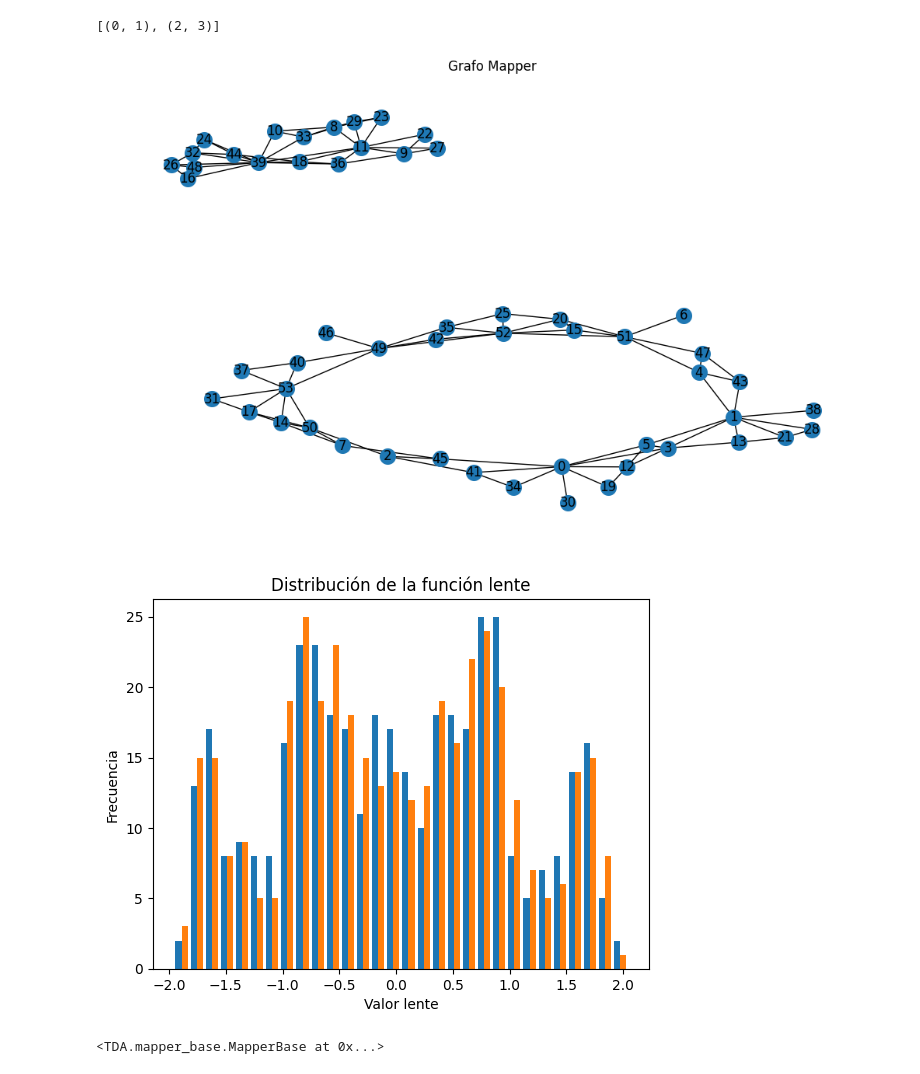
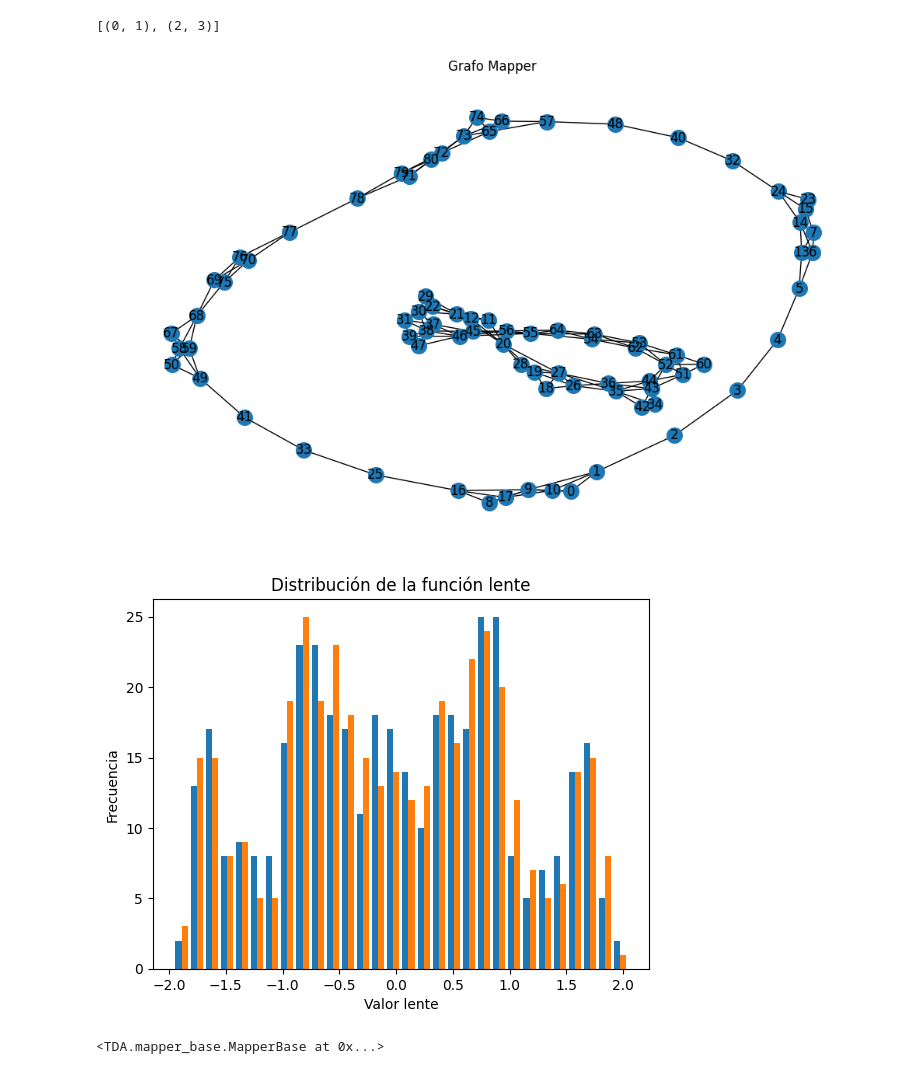
Before and after one commit to DiegoVilla03/Topological-Data-Analysis, a Jupyter notebook: rings.ipynb, the cells around one changed output. Cells and saved outputs as stored; diff of their text form; code cells hidden in the pictures.

```diff
--- a/rings.ipynb
+++ b/rings.ipynb
@@ -41,16 +41,16 @@ mapper_r.nerve
 # %%
 mapper_r = Mapper(
     lens_func=simple_lens,
-    n_intervals=11,
-    overlap=0.1,
-    clusterer=DBSCAN(eps=0.25, min_samples=3),
-    nerve_order= 3
+    n_intervals=10,
+    overlap=0.4,
+    clusterer=DBSCAN(eps=0.3, min_samples=3),
+    nerve_order= 4
 )
 
 mapper_r.fit(X)
 mapper_r.plot(figsize=(10, 6))
 # %% [output]
-[figure, old version]
+[figure, new version]
 [figure]
 # %%
 mapper_r.base
```
Also changed, not shown: parts of 3 cells of this notebook, 4 other files.
